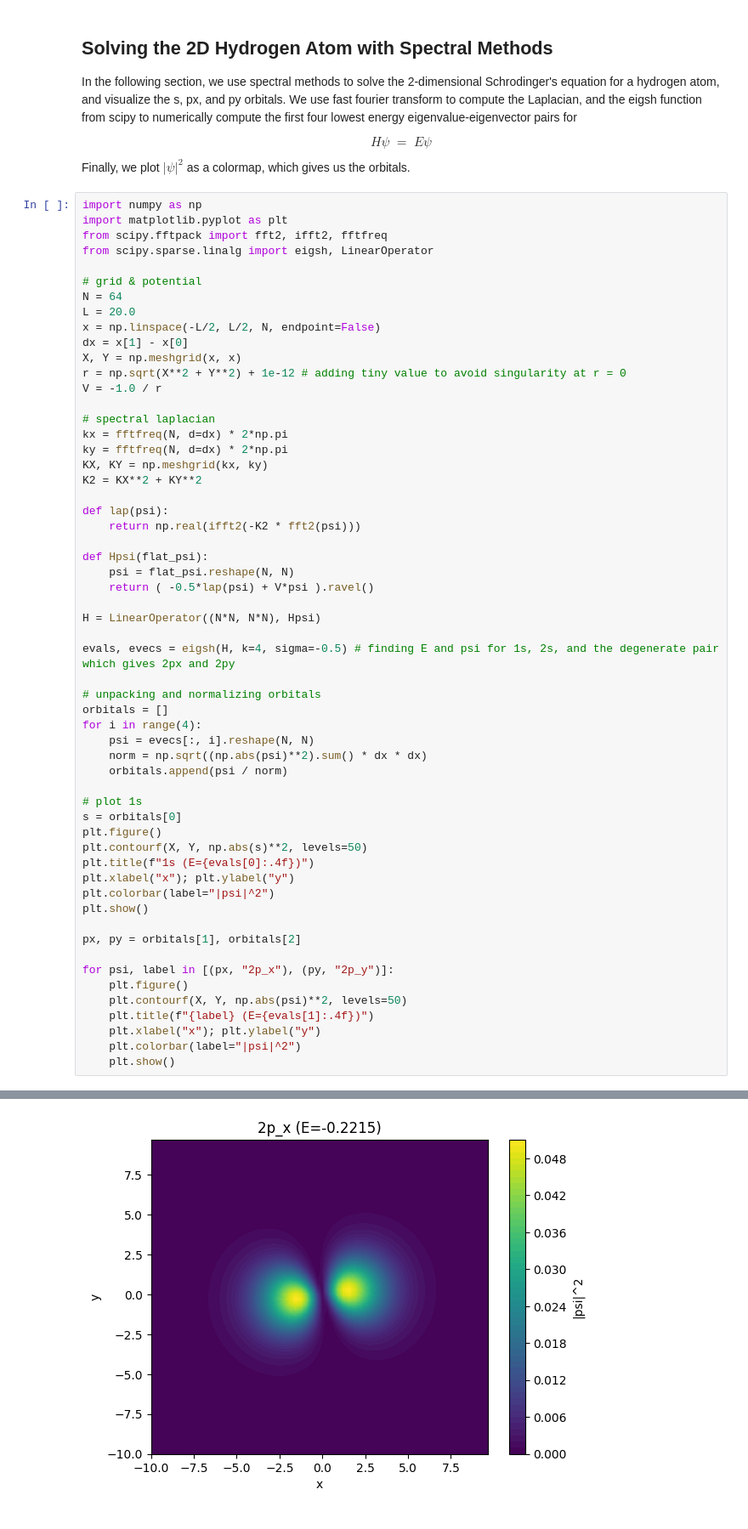
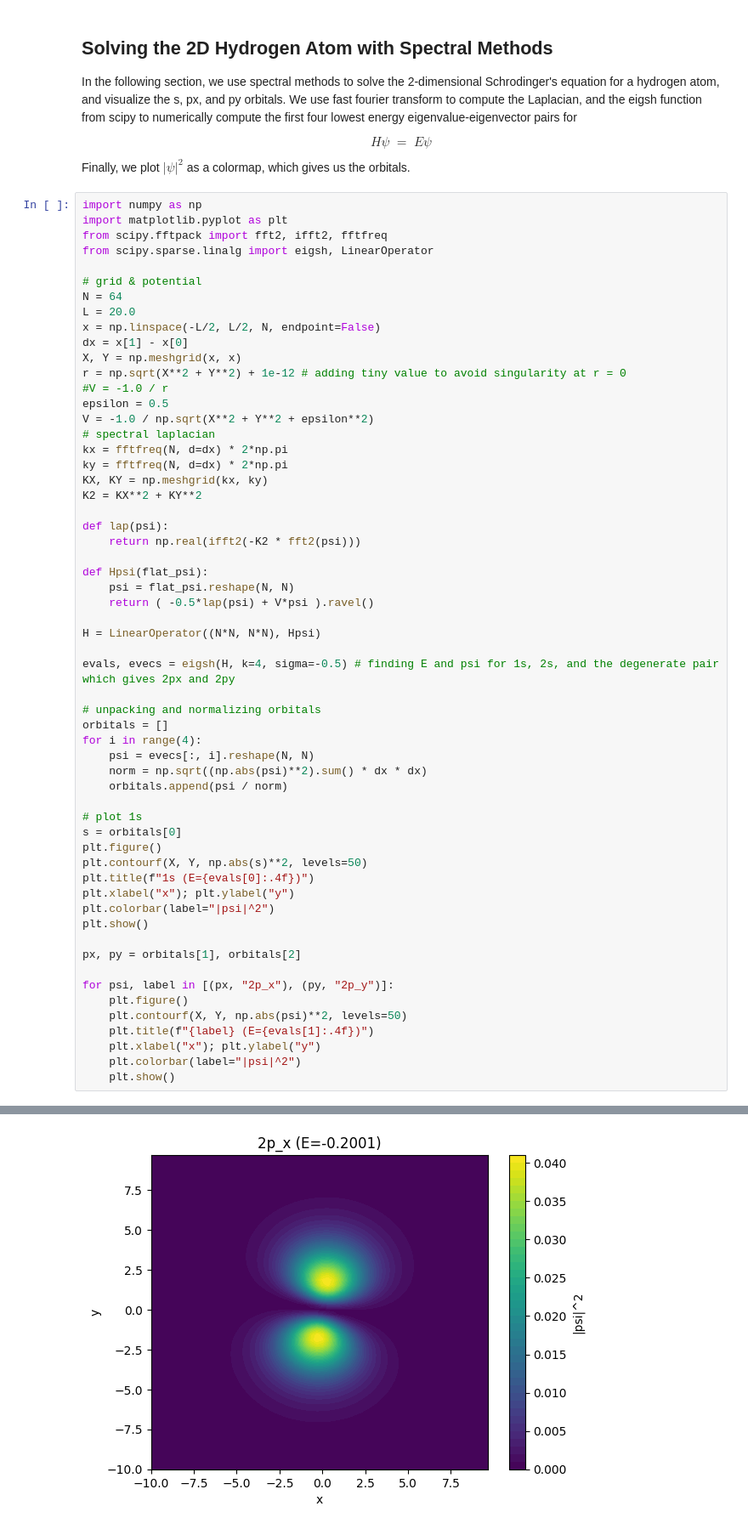
Before and after one commit to rquinn4/p2, a Jupyter notebook: Project2_team.ipynb, the cells around one changed output, grey strips where cells are left out. Shown: that part at 85% size. Cells and saved outputs as stored; diff of their text form.

```diff
--- a/Project2_team.ipynb
+++ b/Project2_team.ipynb
@@ -250,8 +250,9 @@ x = np.linspace(-L/2, L/2, N, endpoint=False)
 dx = x[1] - x[0]
 X, Y = np.meshgrid(x, x)
 r = np.sqrt(X**2 + Y**2) + 1e-12 # adding tiny value to avoid singularity at r = 0
-V = -1.0 / r
-
+#V = -1.0 / r
+epsilon = 0.5
+V = -1.0 / np.sqrt(X**2 + Y**2 + epsilon**2)
 # spectral laplacian
 kx = fftfreq(N, d=dx) * 2*np.pi
 ky = fftfreq(N, d=dx) * 2*np.pi
@@ -299 +300 @@ for psi, label in [(px, "2p_x"), (py, "2p_y")]:
-[figure, old version]
+[figure, new version]
```
Also changed, not shown: parts of 2 cells of this notebook.
